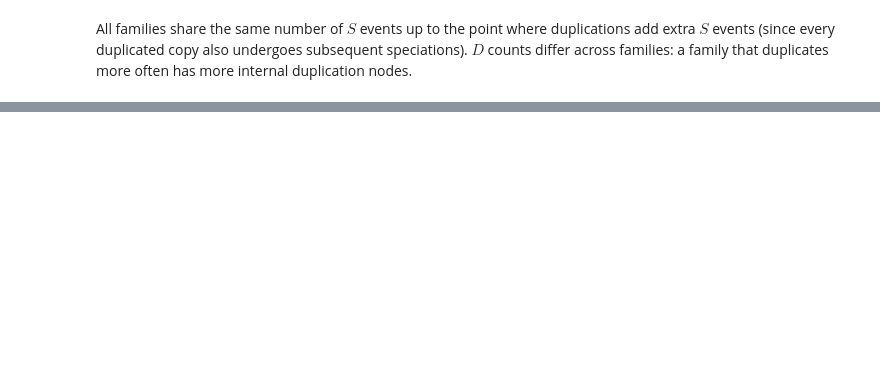
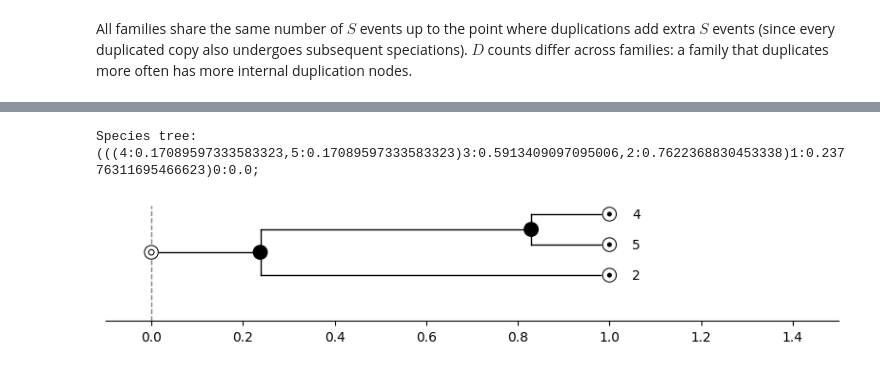
Before and after one commit to Nertekkad/Evolution, a Jupyter notebook: Genome_models.ipynb, the cells around one changed output, grey strips where cells are left out. Drawn from its saved outputs; the diff is of its cells as text; code cells hidden in the pictures; blank space fills up the shorter version.

```diff
--- a/Genome_models.ipynb
+++ b/Genome_models.ipynb
@@ -483,0 +489,31 @@ Final genome at 3: [3 , 3 , 3 , 3 , 3]
+# %%
+import random
+import math
+import asymmetree.treeevolve as te
+import asymmetree.visualization.tree_vis as tv
+from asymmetree.utils.phylogenetic_trees import to_newick
+from tralda.datastructures import Tree, TreeNode
+
+
+# 1. Species tree (Yule model, 5 leaves, no extinction)
+
+n_species = 3
+tree_age = 1.0
+birth_rate = 1.0
+
+species_tree = te.species_tree_n_age(n_species, tree_age, birth_rate=birth_rate)
+print("Species tree:")
+print(to_newick(species_tree))
+tv.visualize(species_tree, save_as="species_tree.pdf")
+
+
+# 2. Parameters
+
+n_genes = 6          # size of the ancestral genome
+p_dup = 0.5          # probability of a block duplication per branch
+p_tandem = 0.85      # conditional: tandem vs dispersed
+p_dispersed_block = 0.05  # extra weight toward dispersed for big blocks
+# %% [output]
+Species tree:
+(((4:0.17089597333583323,5:0.17089597333583323)3:0.5913409097095006,2:0.7622368830453338)1:0.23776311695466623)0:0.0;
+[figure, added]
```
Also changed, not shown: parts of 15 cells of this notebook.
